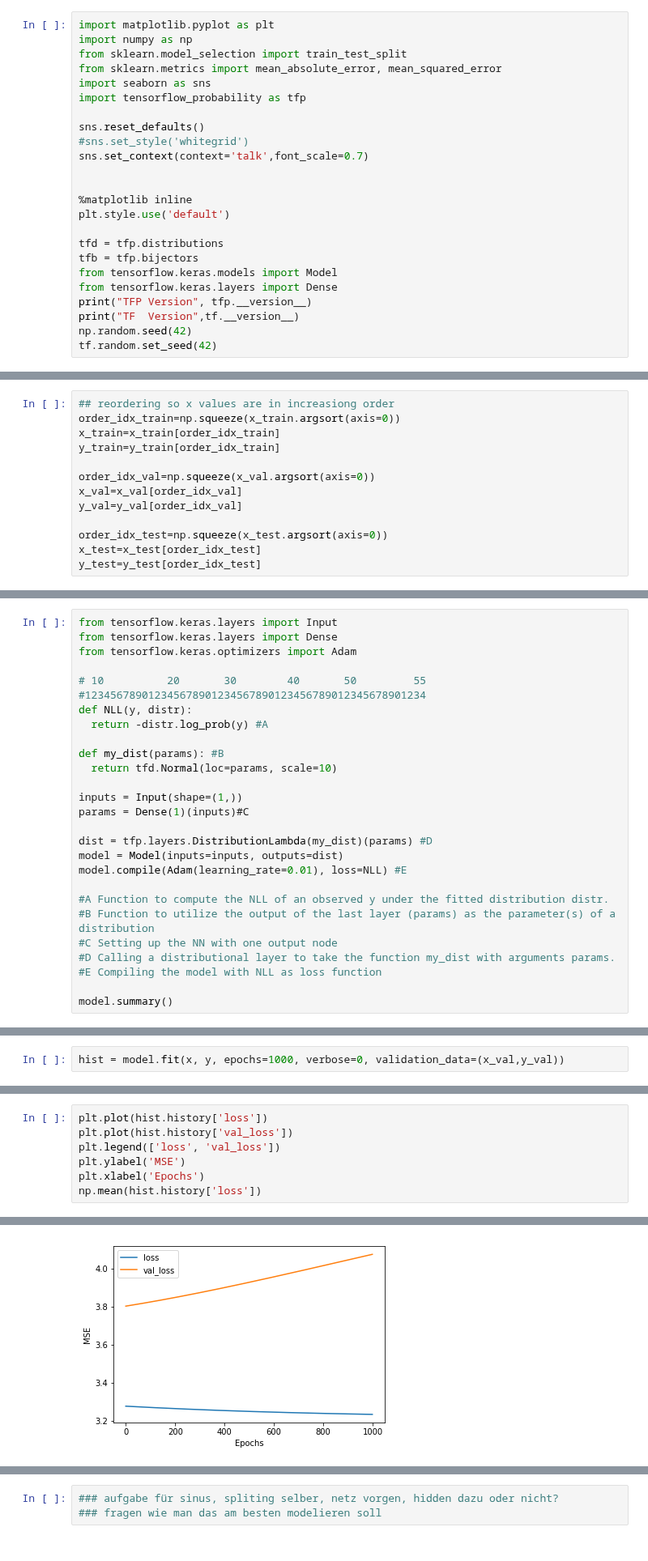
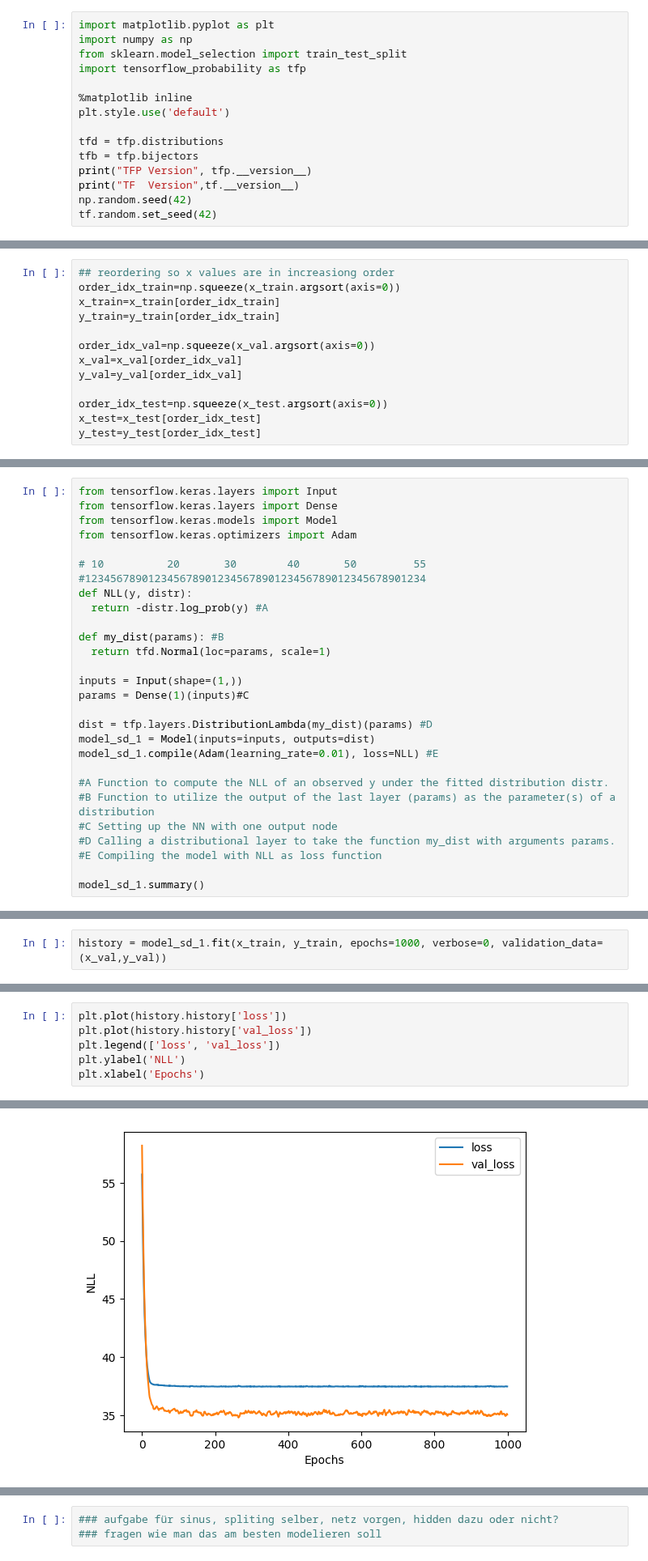
Before and after one commit to tensorchiefs/dl_book, a Jupyter notebook: chapter_05/fish_data_for_chapter_5.ipynb, the cells around one changed output, grey strips where cells are left out. Shown at 81% size. Cells and saved outputs as stored; diff of their text form.

```diff
--- a/chapter_05/fish_data_for_chapter_5.ipynb
+++ b/chapter_05/fish_data_for_chapter_5.ipynb
@@ -32,22 +34,13 @@ Tensorflow version:  2.0.0-alpha0  running in colab?:  False
 import matplotlib.pyplot as plt
 import numpy as np
 from sklearn.model_selection import train_test_split
-from sklearn.metrics import mean_absolute_error, mean_squared_error
-import seaborn as sns
 import tensorflow_probability as tfp
-
-sns.reset_defaults()
-#sns.set_style('whitegrid')
-sns.set_context(context='talk',font_scale=0.7)
-
 
 %matplotlib inline
 plt.style.use('default')
 
 tfd = tfp.distributions
 tfb = tfp.bijectors
-from tensorflow.keras.models import Model
-from tensorflow.keras.layers import Dense
 print("TFP Version", tfp.__version__)
 print("TF  Version",tf.__version__)
 np.random.seed(42)
@@ -201,6 +175,7 @@ plt.ylim([-30,55])
 # %%
 from tensorflow.keras.layers import Input
 from tensorflow.keras.layers import Dense
+from tensorflow.keras.models import Model
 from tensorflow.keras.optimizers import Adam
 
 # 10          20       30        40       50         55
@@ -209,14 +184,14 @@ def NLL(y, distr):
   return -distr.log_prob(y) #A
 
 def my_dist(params): #B
-  return tfd.Normal(loc=params, scale=10)
+  return tfd.Normal(loc=params, scale=1)
 
 inputs = Input(shape=(1,))
 params = Dense(1)(inputs)#C
 
 dist = tfp.layers.DistributionLambda(my_dist)(params) #D
-model = Model(inputs=inputs, outputs=dist)
-model.compile(Adam(learning_rate=0.01), loss=NLL) #E
+model_sd_1 = Model(inputs=inputs, outputs=dist)
+model_sd_1.compile(Adam(learning_rate=0.01), loss=NLL) #E
 
 #A Function to compute the NLL of an observed y under the fitted distribution distr.
 #B Function to utilize the output of the last layer (params) as the parameter(s) of a distribution
@@ -224,5 +199,5 @@ model.compile(Adam(learning_rate=0.01), loss=NLL) #E
 #D Calling a distributional layer to take the function my_dist with arguments params.
 #E Compiling the model with NLL as loss function
 
-model.summary()
+model_sd_1.summary()
 # %% [output]
@@ -241,4 +216,4 @@ Trainable params: 2
 Non-trainable params: 0
 _________________________________________________________________
 # %%
-hist = model.fit(x, y, epochs=1000, verbose=0, validation_data=(x_val,y_val))
+history = model_sd_1.fit(x_train, y_train, epochs=1000, verbose=0, validation_data=(x_val,y_val))
@@ -245,8 +222,7 @@ hist = model.fit(x, y, epochs=1000, verbose=0, validation_data=(x_val,y_val))
 # %%
-plt.plot(hist.history['loss'])
-plt.plot(hist.history['val_loss'])
+plt.plot(history.history['loss'])
+plt.plot(history.history['val_loss'])
 plt.legend(['loss', 'val_loss'])
-plt.ylabel('MSE')
+plt.ylabel('NLL')
 plt.xlabel('Epochs')
-np.mean(hist.history['loss'])
 # %% [output]
@@ -254 +230 @@ np.mean(hist.history['loss'])
-[figure, old version]
+[figure, new version]
```
Also changed, not shown: parts of 75 cells of this notebook.
